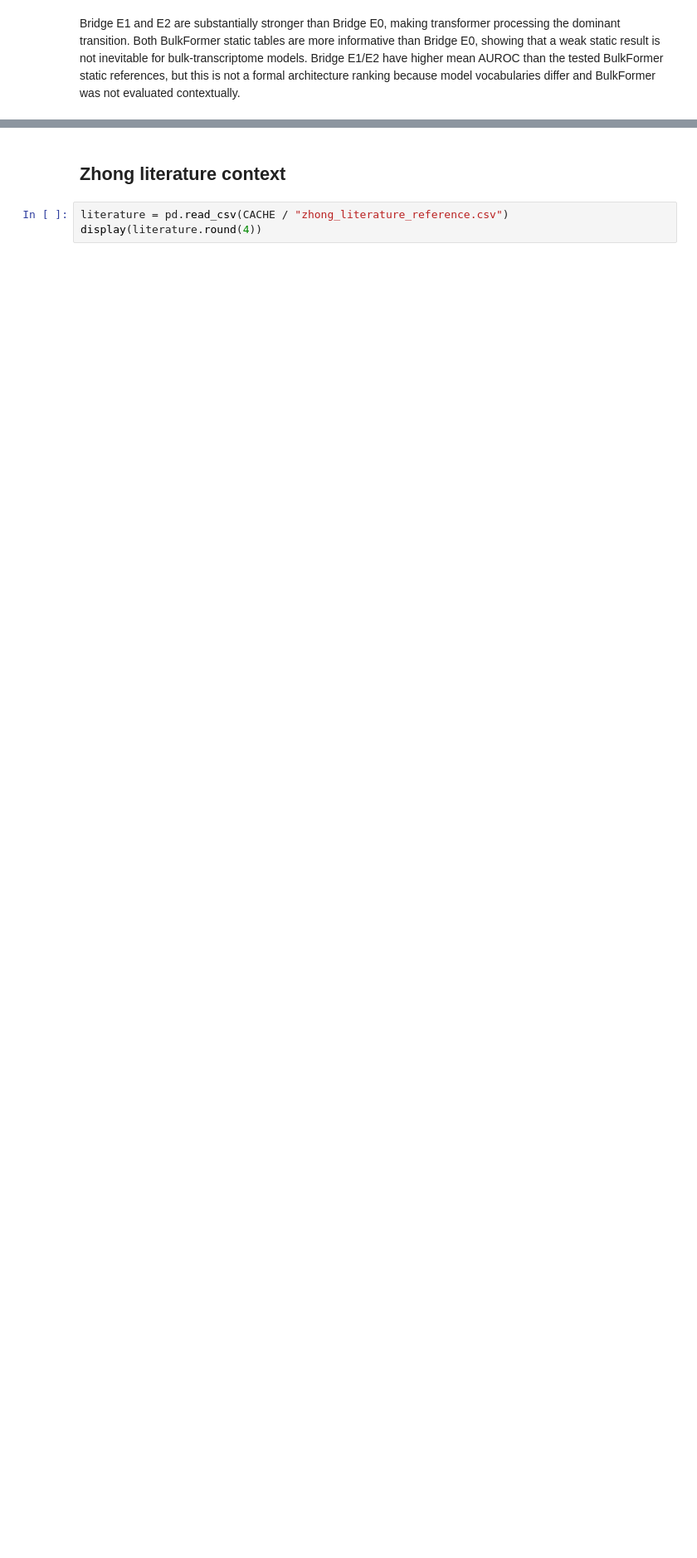
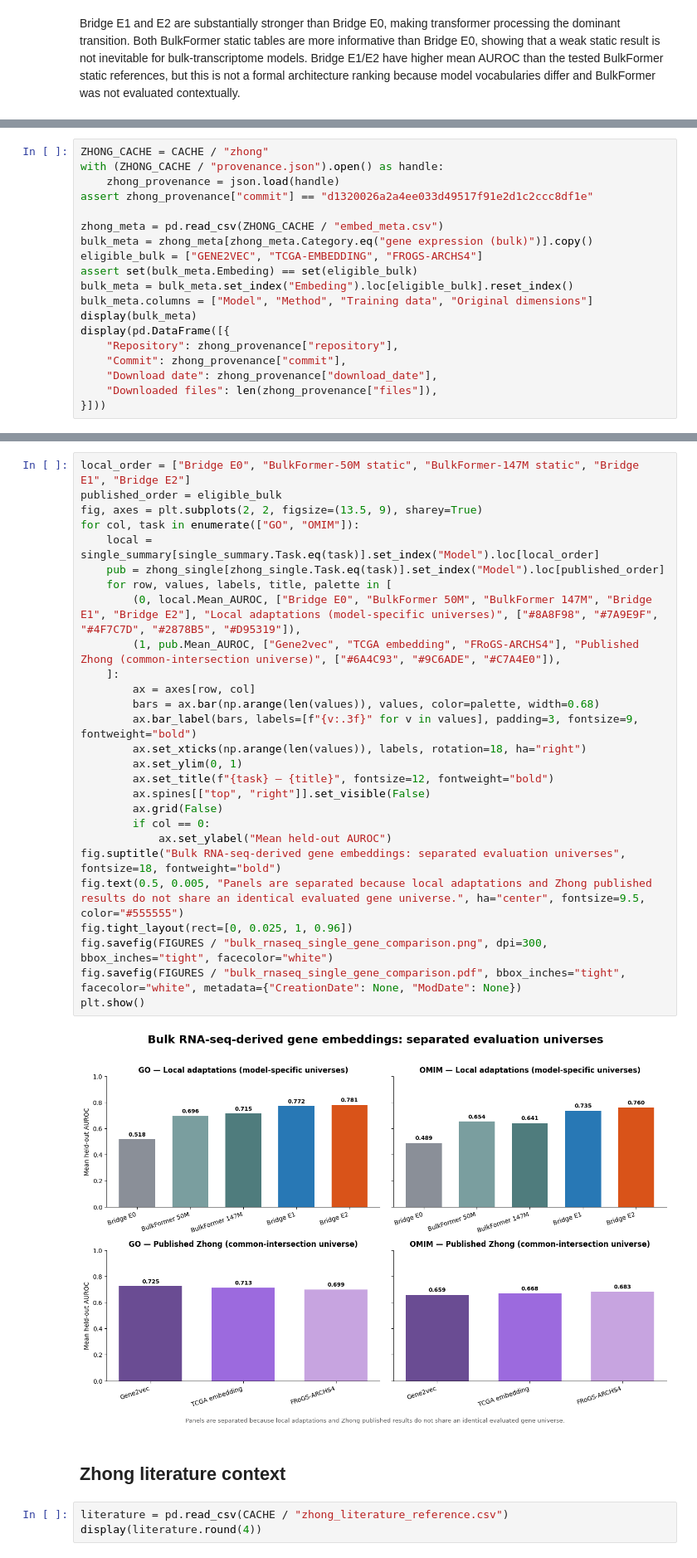
Before and after one commit to alwalt/bridge-rna, a Jupyter notebook: notebooks/gene_embedding_benchmarks/gene_embedding_benchmarks.ipynb, the cells around one changed output, grey strips where cells are left out. Shown at 83% size. Cells and saved outputs as stored; diff of their text form; blank space fills up the shorter version.

Commit message:
Add Zhong bulk expression comparisons

```diff
--- a/notebooks/gene_embedding_benchmarks/gene_embedding_benchmarks.ipynb
+++ b/notebooks/gene_embedding_benchmarks/gene_embedding_benchmarks.ipynb
@@ -119,0 +129,19 @@ Bridge E1 and E2 are substantially stronger than Bridge E0, making transformer p
+# %%
+ZHONG_CACHE = CACHE / "zhong"
+with (ZHONG_CACHE / "provenance.json").open() as handle:
+    zhong_provenance = json.load(handle)
+assert zhong_provenance["commit"] == "d1320026a2a4ee033d49517f91e2d1c2ccc8df1e"
+
+zhong_meta = pd.read_csv(ZHONG_CACHE / "embed_meta.csv")
+bulk_meta = zhong_meta[zhong_meta.Category.eq("gene expression (bulk)")].copy()
+eligible_bulk = ["GENE2VEC", "TCGA-EMBEDDING", "FROGS-ARCHS4"]
+assert set(bulk_meta.Embeding) == set(eligible_bulk)
+bulk_meta = bulk_meta.set_index("Embeding").loc[eligible_bulk].reset_index()
+bulk_meta.columns = ["Model", "Method", "Training data", "Original dimensions"]
+display(bulk_meta)
+display(pd.DataFrame([{
+    "Repository": zhong_provenance["repository"],
+    "Commit": zhong_provenance["commit"],
+    "Download date": zhong_provenance["download_date"],
+    "Downloaded files": len(zhong_provenance["files"]),
+}]))
@@ -120,3 +189,32 @@ Bridge E1 and E2 are substantially stronger than Bridge E0, making transformer p
+# %%
+local_order = ["Bridge E0", "BulkFormer-50M static", "BulkFormer-147M static", "Bridge E1", "Bridge E2"]
+published_order = eligible_bulk
+fig, axes = plt.subplots(2, 2, figsize=(13.5, 9), sharey=True)
+for col, task in enumerate(["GO", "OMIM"]):
+    local = single_summary[single_summary.Task.eq(task)].set_index("Model").loc[local_order]
+    pub = zhong_single[zhong_single.Task.eq(task)].set_index("Model").loc[published_order]
+    for row, values, labels, title, palette in [
+        (0, local.Mean_AUROC, ["Bridge E0", "BulkFormer 50M", "BulkFormer 147M", "Bridge E1", "Bridge E2"], "Local adaptations (model-specific universes)", ["#8A8F98", "#7A9E9F", "#4F7C7D", "#2878B5", "#D95319"]),
+        (1, pub.Mean_AUROC, ["Gene2vec", "TCGA embedding", "FRoGS-ARCHS4"], "Published Zhong (common-intersection universe)", ["#6A4C93", "#9C6ADE", "#C7A4E0"]),
+    ]:
+        ax = axes[row, col]
+        bars = ax.bar(np.arange(len(values)), values, color=palette, width=0.68)
+        ax.bar_label(bars, labels=[f"{v:.3f}" for v in values], padding=3, fontsize=9, fontweight="bold")
+        ax.set_xticks(np.arange(len(values)), labels, rotation=18, ha="right")
+        ax.set_ylim(0, 1)
+        ax.set_title(f"{task} — {title}", fontsize=12, fontweight="bold")
+        ax.spines[["top", "right"]].set_visible(False)
+        ax.grid(False)
+        if col == 0:
+            ax.set_ylabel("Mean held-out AUROC")
+fig.suptitle("Bulk RNA-seq-derived gene embeddings: separated evaluation universes", fontsize=18, fontweight="bold")
+fig.text(0.5, 0.005, "Panels are separated because local adaptations and Zhong published results do not share an identical evaluated gene universe.", ha="center", fontsize=9.5, color="#555555")
+fig.tight_layout(rect=[0, 0.025, 1, 0.96])
+fig.savefig(FIGURES / "bulk_rnaseq_single_gene_comparison.png", dpi=300, bbox_inches="tight", facecolor="white")
+fig.savefig(FIGURES / "bulk_rnaseq_single_gene_comparison.pdf", bbox_inches="tight", facecolor="white", metadata={"CreationDate": None, "ModDate": None})
+plt.show()
+# %% [output]
+[figure, added]
 # %% [markdown]
 ## Zhong literature context
 # %%
```
Also changed, not shown: parts of 11 cells of this notebook, 33 other files.
